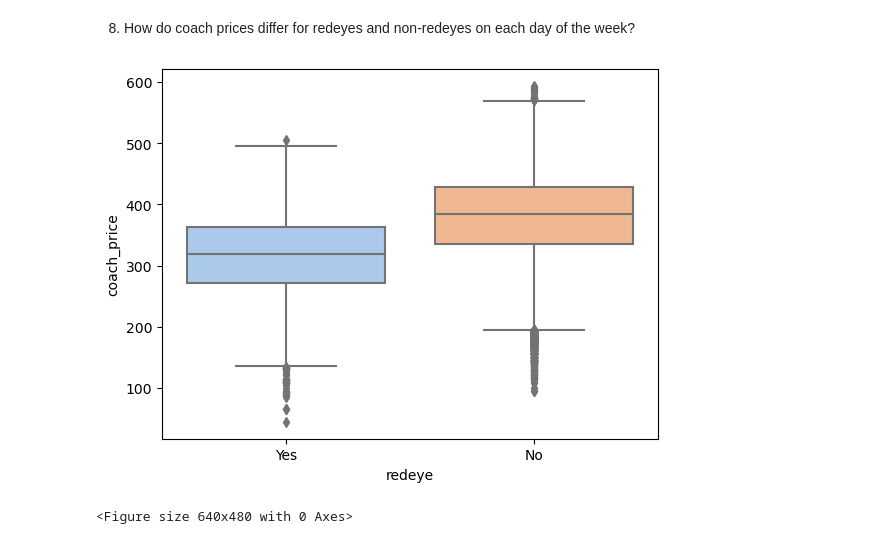
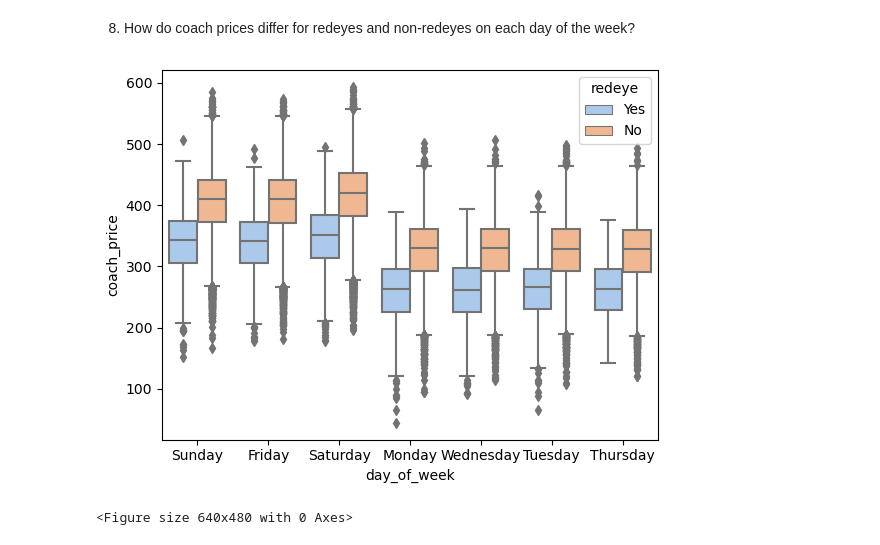
Before and after one commit to weilian97/Airline_analysis, a Jupyter notebook: Airline Analysis.ipynb, the cells around one changed output. Saved outputs shown, nothing was run; the diff lists cells and outputs as text; code cells hidden in the pictures.

```diff
--- a/Airline Analysis.ipynb
+++ b/Airline Analysis.ipynb
@@ -167,9 +167,9 @@ plt.clf()
 # %%
 ## Task 8
 
-sns.boxplot(x ="day_of_week", y ="coach_price", palette ="pastel", data =flight)
+sns.boxplot(x ="day_of_week", y ="coach_price",hue= "redeye", palette ="pastel", data =flight)
 plt.show()
 plt.clf()
 # %% [output]
-[figure, old version]
+[figure, new version]
 <Figure size 640x480 with 0 Axes>
```
